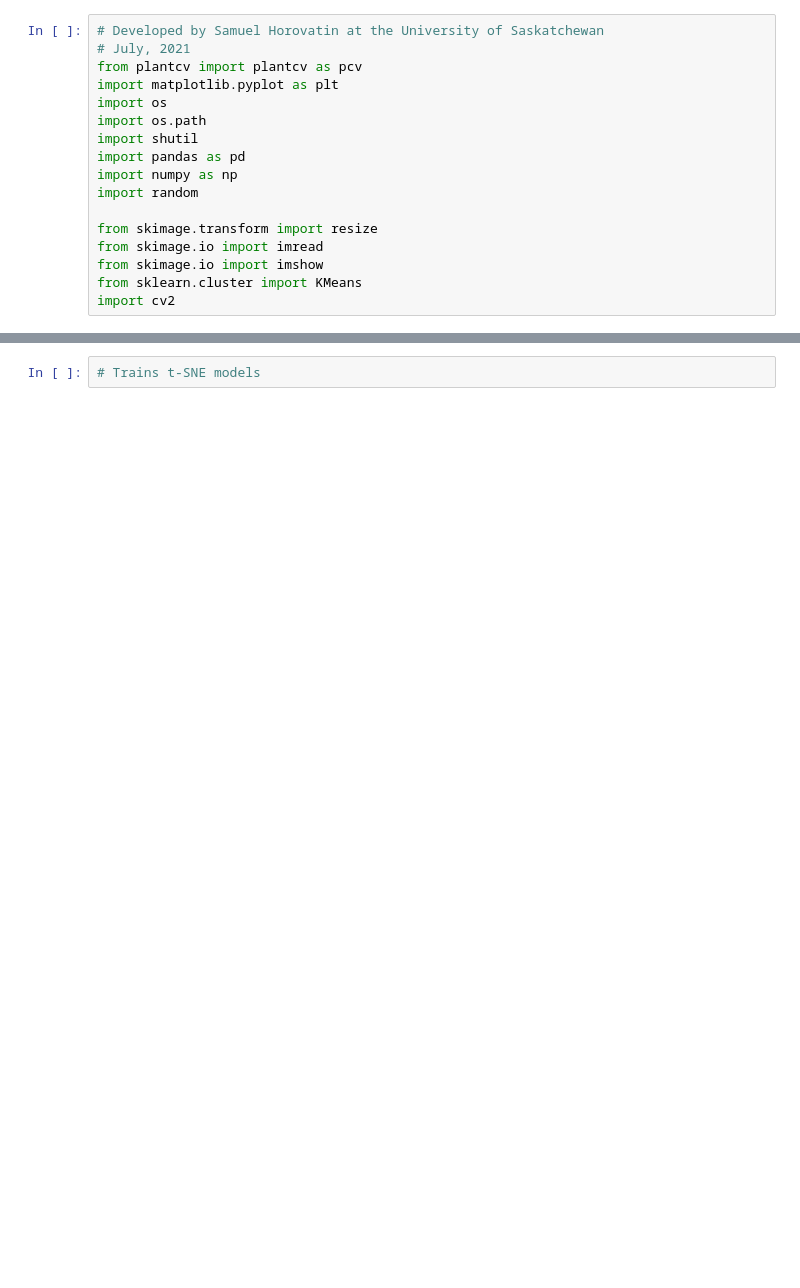
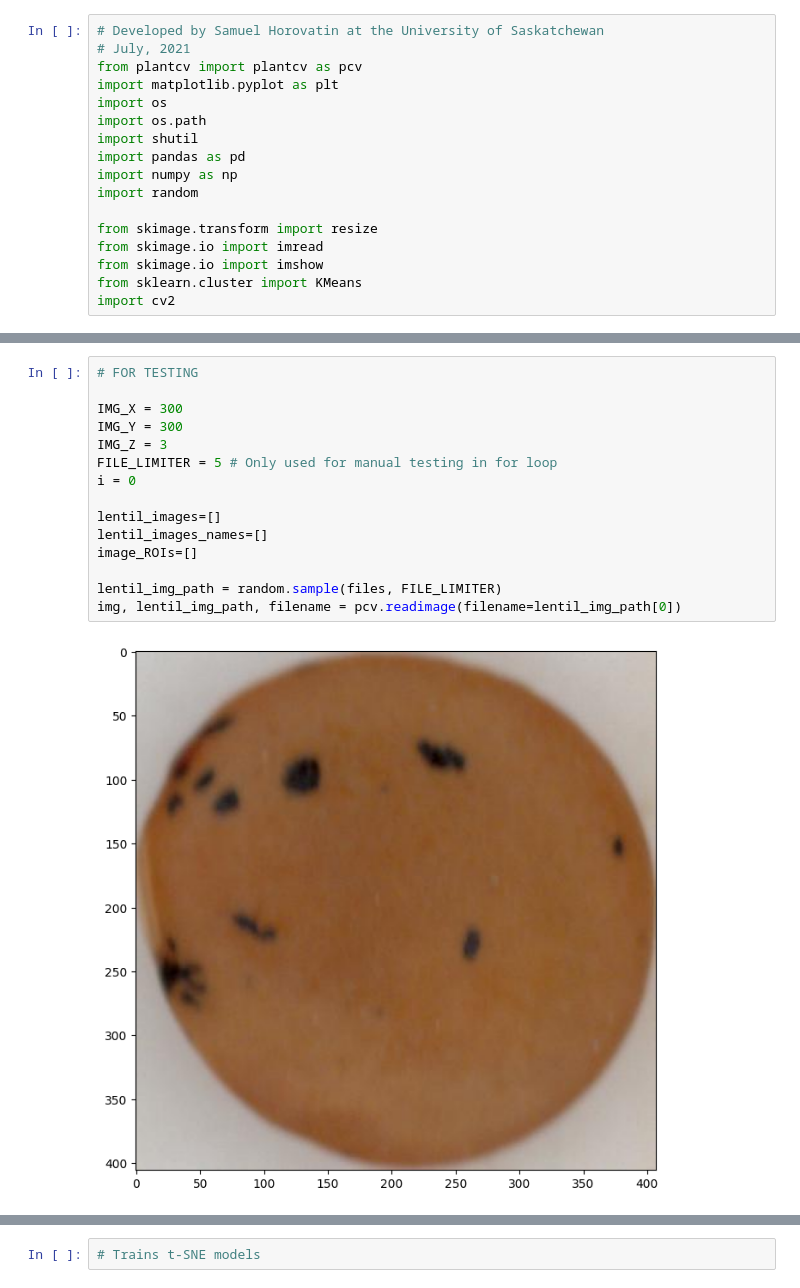
Before and after one commit to syncrotron/Thesis, a Jupyter notebook: Lentil/pattern.ipynb, the cells around one changed output, grey strips where cells are left out. Drawn from its saved outputs; the diff is of its cells as text; blank space fills up the shorter version.

```diff
--- a/Lentil/pattern.ipynb
+++ b/Lentil/pattern.ipynb
@@ -101 +54,18 @@ img, lentil_img_path, filename = pcv.readimage(filename=lentil_img_path[0])
+# %%
+# FOR TESTING
+
+IMG_X = 300
+IMG_Y = 300
+IMG_Z = 3
+FILE_LIMITER = 5 # Only used for manual testing in for loop
+i = 0
+
+lentil_images=[]
+lentil_images_names=[]
+image_ROIs=[]
+
+lentil_img_path = random.sample(files, FILE_LIMITER)
+img, lentil_img_path, filename = pcv.readimage(filename=lentil_img_path[0])
+# %% [output]
+[figure, added]
 # %%
```
Also changed, not shown: parts of 8 cells of this notebook, 18 other files.
